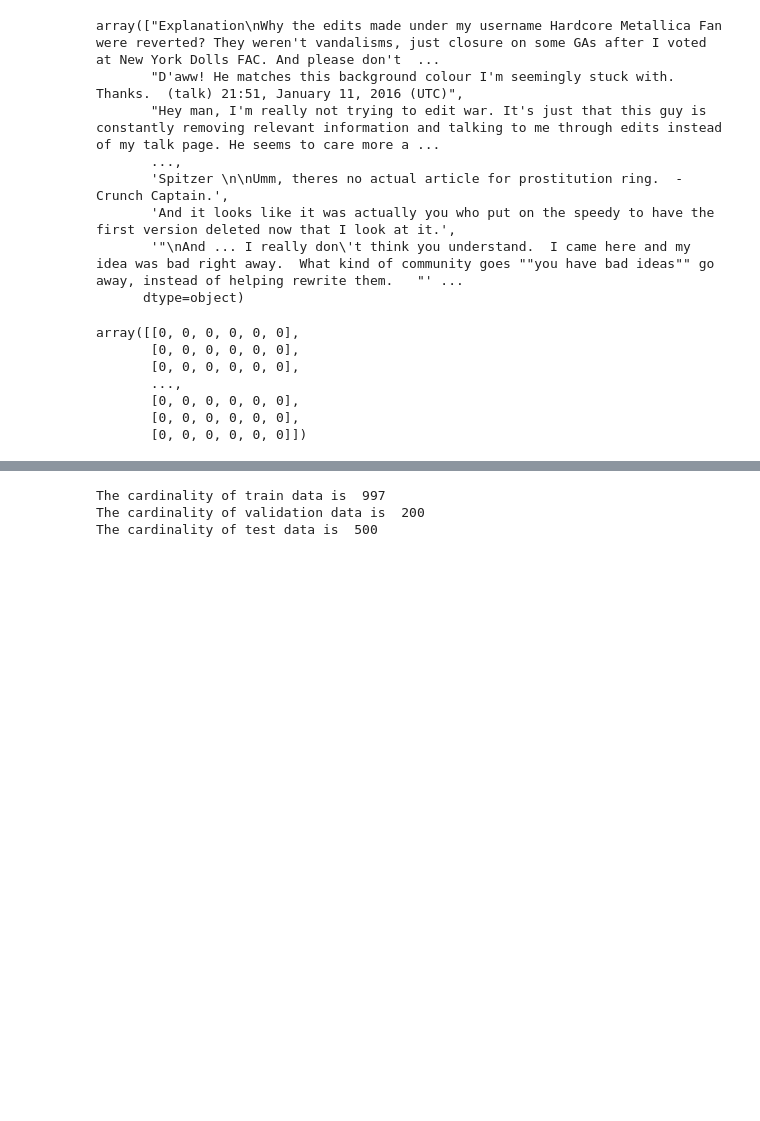
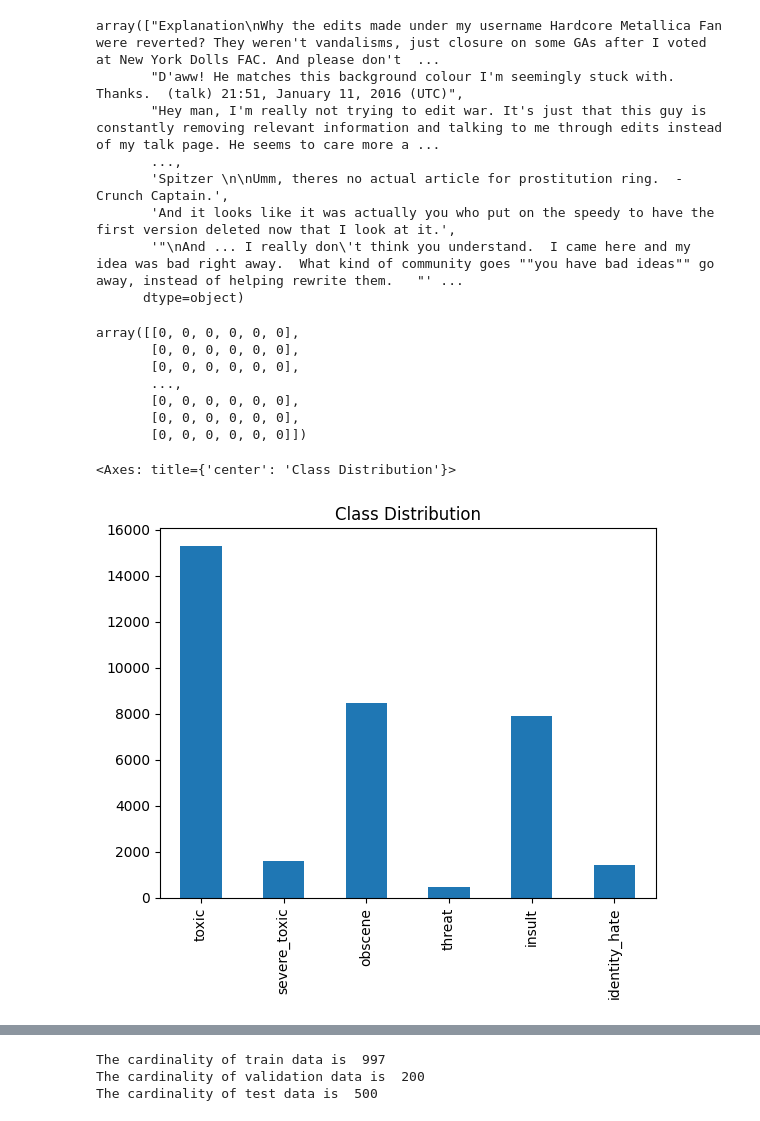
Before and after one commit to Pointbreak82/Toxic-Comment-2, a Jupyter notebook: Toxic_Classifier.ipynb, the cells around one changed output, grey strips where cells are left out. Cells and saved outputs as stored; diff of their text form; code cells hidden in the pictures; blank space fills up the shorter version.

```diff
--- a/Toxic_Classifier.ipynb
+++ b/Toxic_Classifier.ipynb
@@ -110,3 +110,8 @@ array([[0, 0, 0, 0, 0, 0],
        [0, 0, 0, 0, 0, 0],
        [0, 0, 0, 0, 0, 0],
        [0, 0, 0, 0, 0, 0]])
+# %%
+full_data[['toxic', 'severe_toxic', 'obscene', 'threat', 'insult', 'identity_hate']].sum().plot(kind='bar', title='Class Distribution')
+# %% [output]
+<Axes: title={'center': 'Class Distribution'}>
+[figure, added]
```
Also changed, not shown: parts of 10 cells of this notebook.
